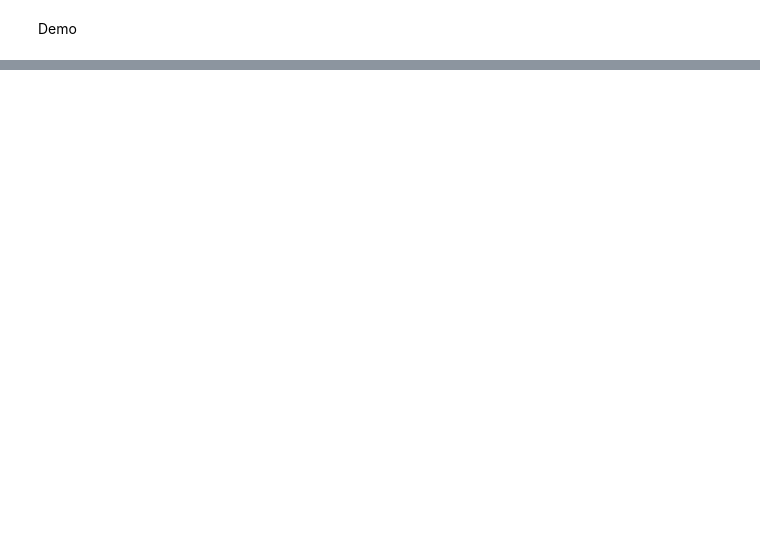
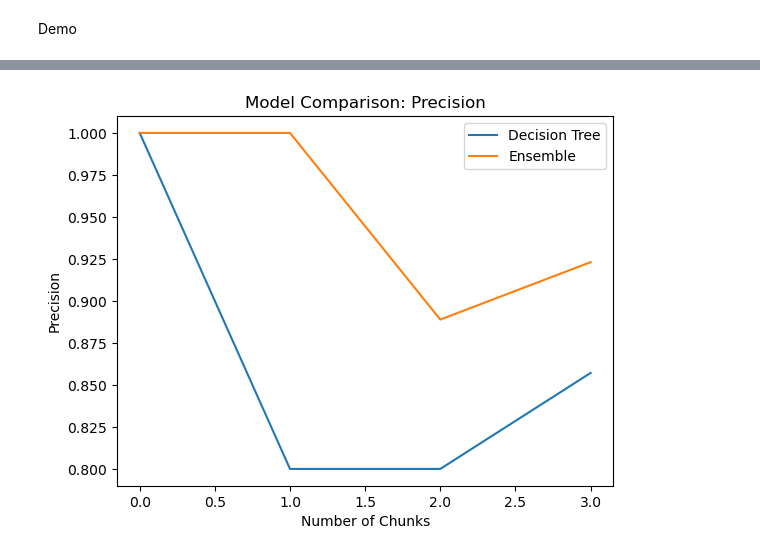
Before and after one commit to alextsmith/numcompute_stream, a Jupyter notebook: demo.ipynb, the cells around one changed output, grey strips where cells are left out. Cells and saved outputs as stored; diff of their text form; code cells hidden in the pictures; blank space fills up the shorter version.

```diff
--- a/demo.ipynb
+++ b/demo.ipynb
@@ -460,7 +469,6 @@ class DecisionTreeClassifier:
 
         n_samples, n_features = X.shape
         n_classes = len(np.unique(y))
-        parent_impurity = self._compute_impurity(y)
         best_gain = 0
         best_feature = None
         best_threshold = None
@@ -962,0 +958,29 @@ for i in range(len(X_train_chunks)):
+# %%
+# Define pipeline
+pipeline1 = Pipeline([
+    ("encoder", OneHotEncoder()),
+    ("imputer", Imputer()),
+    ("scaler", StandardScaler()),
+    ("model", DecisionTreeClassifier())
+])
+
+pipeline2 = Pipeline([
+    ("encoder", OneHotEncoder()),
+    ("imputer", Imputer()),
+    ("scaler", StandardScaler()),
+    ("model", EnsembleClassifier())
+])
+
+# Setup steam trainers
+trainer1 = StreamTrainer(pipeline1)
+trainer2 = StreamTrainer(pipeline2)
+
+# Turn into binary classification problem
+iris_data = iris_data[iris_data[:, -1] != 'Iris-setosa']
+
+# Extract X and y arrays
+X = iris_data[:, :-1].astype(float)
+y = iris_data[:, -1]
+
+# Split data into training and tests sets
+X_train, X_test, y_train, y_test = train_test_split(X, y, test_size = 0.2)
@@ -962,0 +998,12 @@ for i in range(len(X_train_chunks)):
+# %%
+# Split data into streaming chunks
+X_train_chunks, y_train_chunks = split_data_2_chunks(X_train, y_train, 4)
+X_test_chunks, y_test_chunks = split_data_2_chunks(X_test, y_test, 4)
+
+# Train and test model for each chunk
+for i in range(len(X_train_chunks)):
+    trainer1.fit_chunk(X_train_chunks[i], y_train_chunks[i])
+    trainer1.score_chunk(X_test_chunks[i], y_test_chunks[i])
+
+    trainer2.fit_chunk(X_train_chunks[i], y_train_chunks[i])
+    trainer2.score_chunk(X_test_chunks[i], y_test_chunks[i])
@@ -962,0 +1014,4 @@ for i in range(len(X_train_chunks)):
+# %%
+compare_models(trainer1.logs[:, 1], trainer2.logs[:, 1], ["Decision Tree", "Ensemble"], "Model Comparison: Precision", "Precision", save_path = "demo_precision.png")
+# %% [output]
+[figure, added]
```
Also changed, not shown: parts of 12 cells of this notebook.
